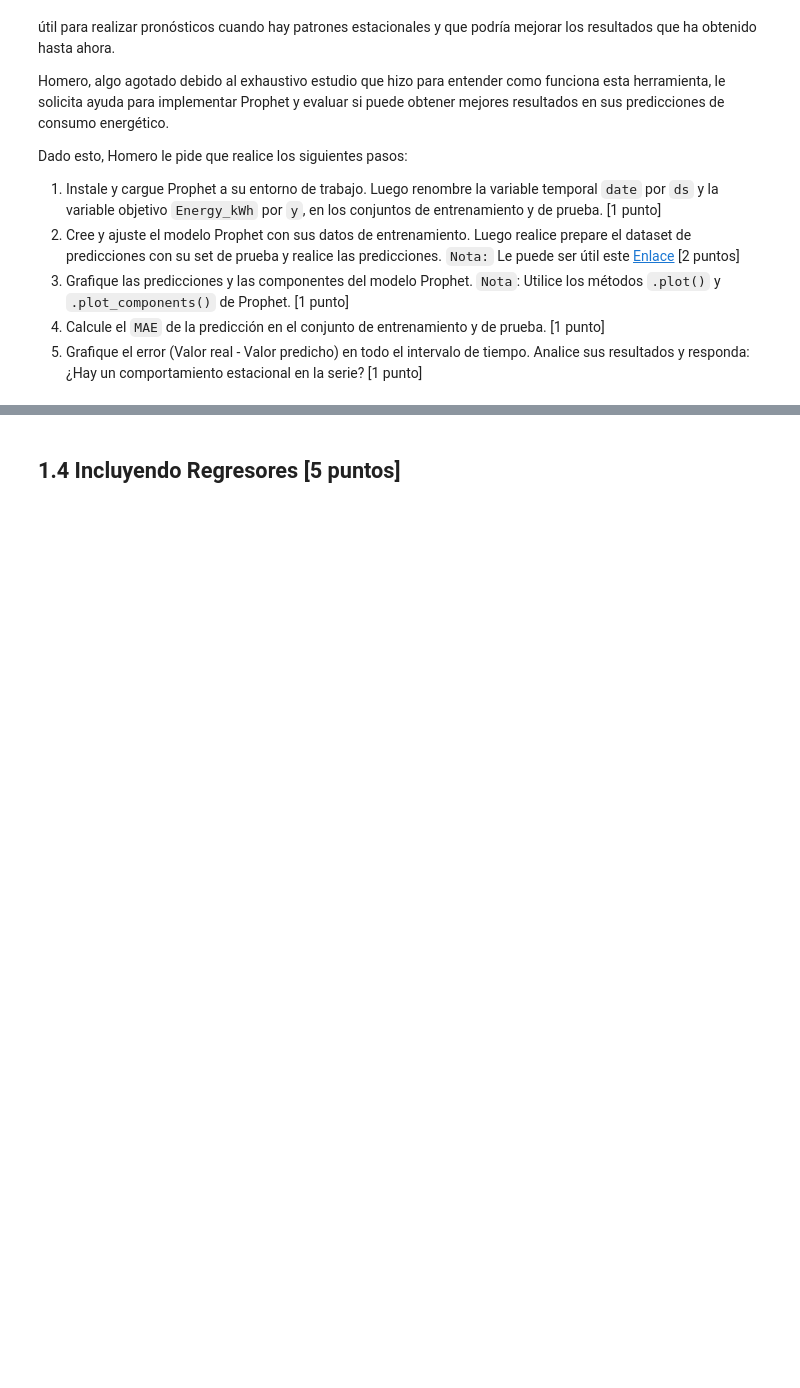
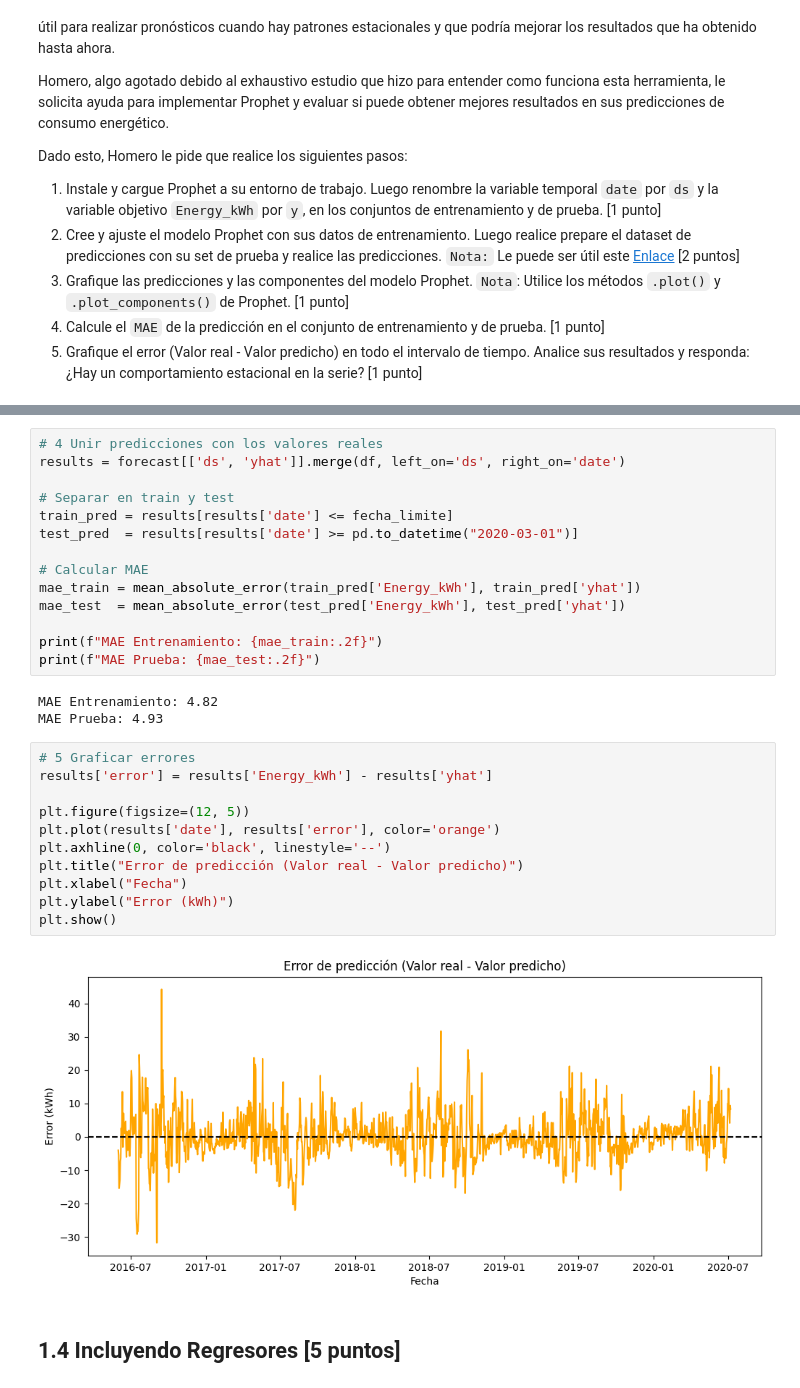
Before and after one commit to jp835/Repositorio-laboratorio-de-programaci-n-cient-fica-grupo-LosTcg, a Jupyter notebook: Lab 10/Lab10_enunciado.ipynb, the cells around one changed output, grey strips where cells are left out. Drawn from its saved outputs; the diff is of its cells as text; blank space fills up the shorter version.

```diff
--- a/Lab 10/Lab10_enunciado.ipynb
+++ b/Lab 10/Lab10_enunciado.ipynb
@@ -368,3 +387,33 @@ ModuleNotFoundError: No module named 'prophet'
+# %%
+# 4 Unir predicciones con los valores reales
+results = forecast[['ds', 'yhat']].merge(df, left_on='ds', right_on='date')
+
+# Separar en train y test
+train_pred = results[results['date'] <= fecha_limite]
+test_pred  = results[results['date'] >= pd.to_datetime("2020-03-01")]
+
+# Calcular MAE
+mae_train = mean_absolute_error(train_pred['Energy_kWh'], train_pred['yhat'])
+mae_test  = mean_absolute_error(test_pred['Energy_kWh'], test_pred['yhat'])
+
+print(f"MAE Entrenamiento: {mae_train:.2f}")
+print(f"MAE Prueba: {mae_test:.2f}")
+# %% [output]
+MAE Entrenamiento: 4.82
+MAE Prueba: 4.93
+# %%
+# 5 Graficar errores
+results['error'] = results['Energy_kWh'] - results['yhat']
+
+plt.figure(figsize=(12, 5))
+plt.plot(results['date'], results['error'], color='orange')
+plt.axhline(0, color='black', linestyle='--')
+plt.title("Error de predicción (Valor real - Valor predicho)")
+plt.xlabel("Fecha")
+plt.ylabel("Error (kWh)")
+plt.show()
+# %% [output]
+[figure, added]
 # %% [markdown]
 ## 1.4 Incluyendo Regresores [5 puntos]
 # %% [markdown]
```
Also changed, not shown: parts of 34 cells of this notebook.
